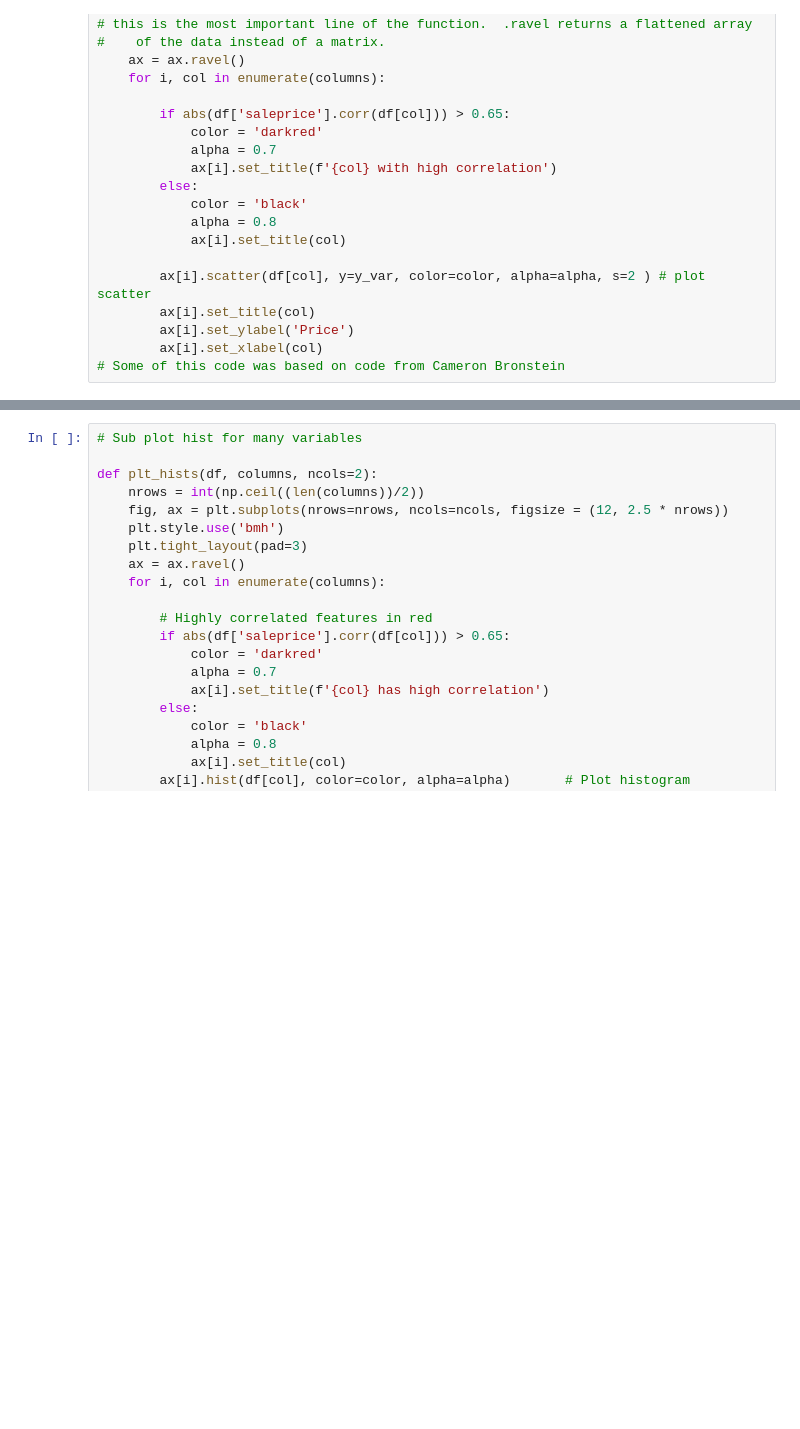
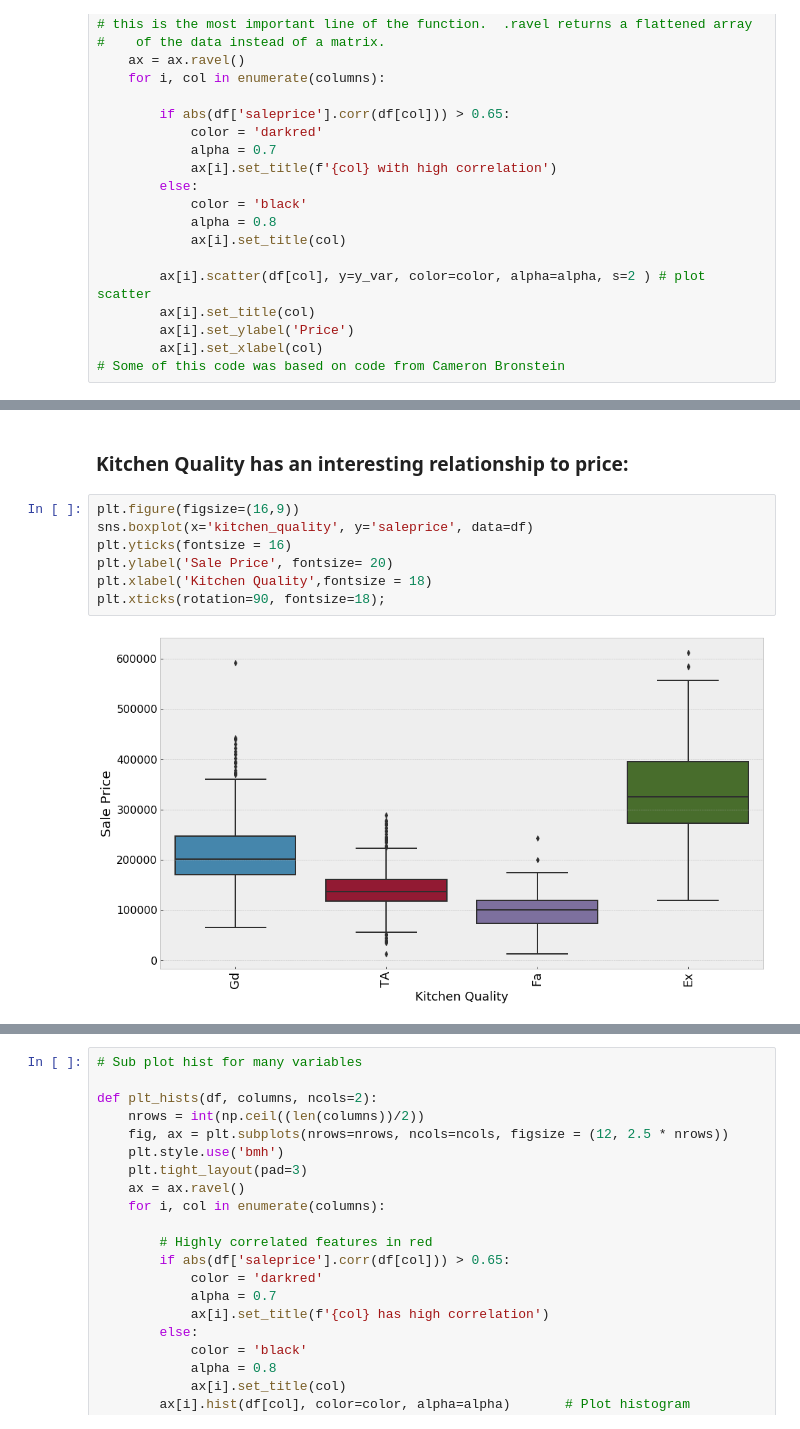
Before and after one commit to jamjahal/home_price_prediction, a Jupyter notebook: Code/01_EDA_and_Cleaning.ipynb, the cells around one changed output, grey strips where cells are left out. Cells and saved outputs as stored; diff of their text form; blank space fills up the shorter version.

```diff
--- a/Code/01_EDA_and_Cleaning.ipynb
+++ b/Code/01_EDA_and_Cleaning.ipynb
@@ -240,0 +270,11 @@ sns.boxplot(df['ms_zoning'],df['saleprice'])
+# %% [markdown]
+### Kitchen Quality has an interesting relationship to price:
+# %%
+plt.figure(figsize=(16,9))
+sns.boxplot(x='kitchen_quality', y='saleprice', data=df)
+plt.yticks(fontsize = 16)
+plt.ylabel('Sale Price', fontsize= 20)
+plt.xlabel('Kitchen Quality',fontsize = 18)
+plt.xticks(rotation=90, fontsize=18);
+# %% [output]
+[figure, added]
```
Also changed, not shown: parts of 20 cells of this notebook, 8 other files.
